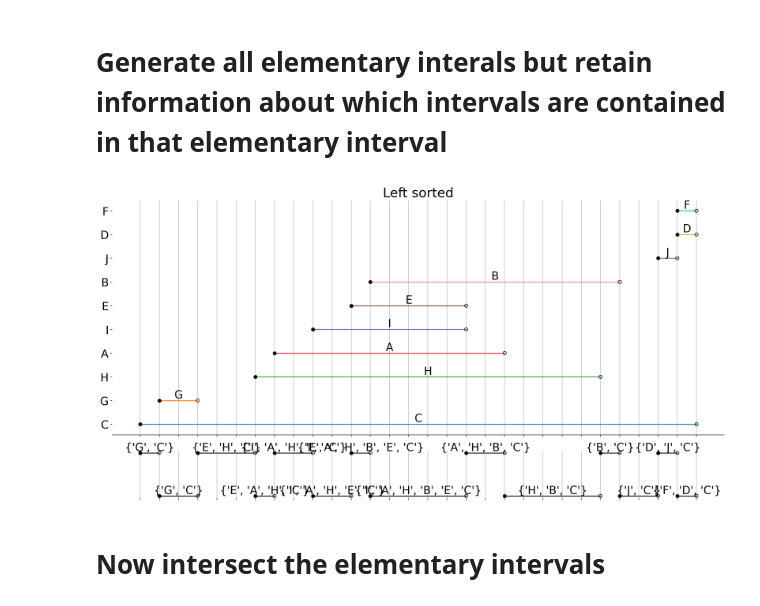
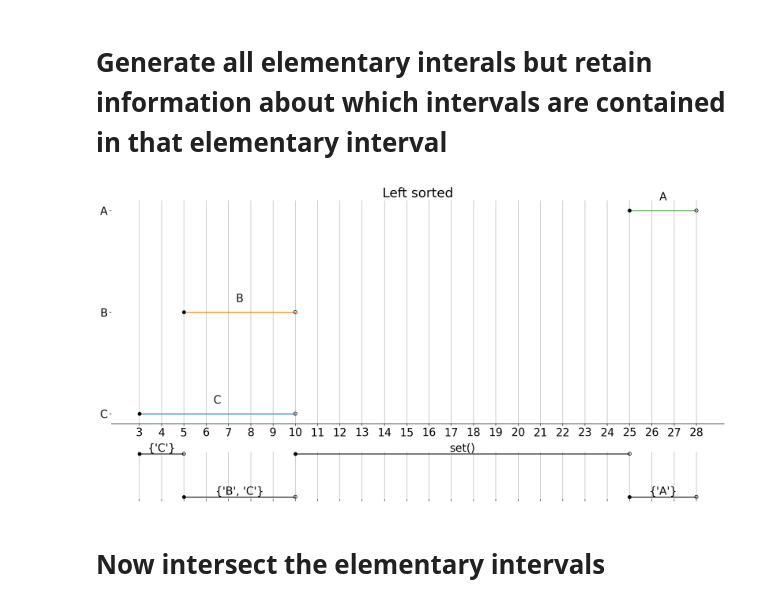
Before and after one commit to sbooeshaghi/intervals, a Jupyter notebook: notebooks/elementary_intervals.ipynb, the cells around one changed output. Drawn from its saved outputs; the diff is of its cells as text; code cells hidden in the pictures.

Commit message:
elementary intervals now are right endpoint non-inclusive

```diff
--- a/notebooks/elementary_intervals.ipynb
+++ b/notebooks/elementary_intervals.ipynb
@@ -89,7 +89,7 @@ def gen_itvs(minimum, maximum, min_len, max_len, n):
     itvs.append(gen_itv(minimum, maximum, min_len, max_len))
   return itvs
 # %%
-n_itvs = 10 # must be less than 26 only because we use letters of the english alphabet to label each interval
+n_itvs = 3 # must be less than 26 only because we use letters of the english alphabet to label each interval
 max_pos = 30
 min_pos = 0
 
@@ -261,10 +242,11 @@ def get_elem_itvs(l, r, lvals, rvals):
 
       # if the left point of interval is greater than the start, its an elem interval
       if stop > start:
-        c.add(rvals[ridx])
+        c.remove(lvals[lidx])
         d[(start, stop)] = c.copy()
         # update the start to be the stop of that interval
         start = stop
+        c.add(lvals[lidx])
 
       lidx += 1
     # end of l intervals or. [a, b], [c, d] a >= d
@@ -279,6 +261,7 @@ def get_elem_itvs(l, r, lvals, rvals):
 # %%
 d = get_elem_itvs(l, r, lvals, rvals)
 # %%
+#@title Plotting elementary intervals
 def plot_elem(itvs, lengths, vals, ax):
   # make some labels invisible
 
@@ -307,7 +290,6 @@ def plot_elem(itvs, lengths, vals, ax):
       "yticks": [],
       "yticklabels": [],
       "xticks": range(xmin, xmax+1),
-      "xticklabels": []
   }
   ax.set(**kwd)
 
@@ -323,20 +305,20 @@ def plot_elem(itvs, lengths, vals, ax):
 # %%
 fig, ax = plt.subplots(figsize=(20,10), nrows=1)
 
 itvs = list(d.keys())
 vals = list(d.values())
 
 ax = plot_itvs(l, llengths, lvals, "Left sorted", ax)
 
 divider = make_axes_locatable(ax)
-axInt = divider.append_axes("bottom", 1.2, pad=0.4, sharex=ax)
+axInt = divider.append_axes("bottom", 1.2, pad=0.7, sharex=ax)
 
 plot_elem(itvs, [y-x for x, y in itvs], vals, axInt)
 
 
 fig.show()
 # %% [output]
-[figure, old version]
+[figure, new version]
 # %% [markdown]
 # Now intersect the elementary intervals
 # %%
```
Also changed, not shown: parts of 6 cells of this notebook.
